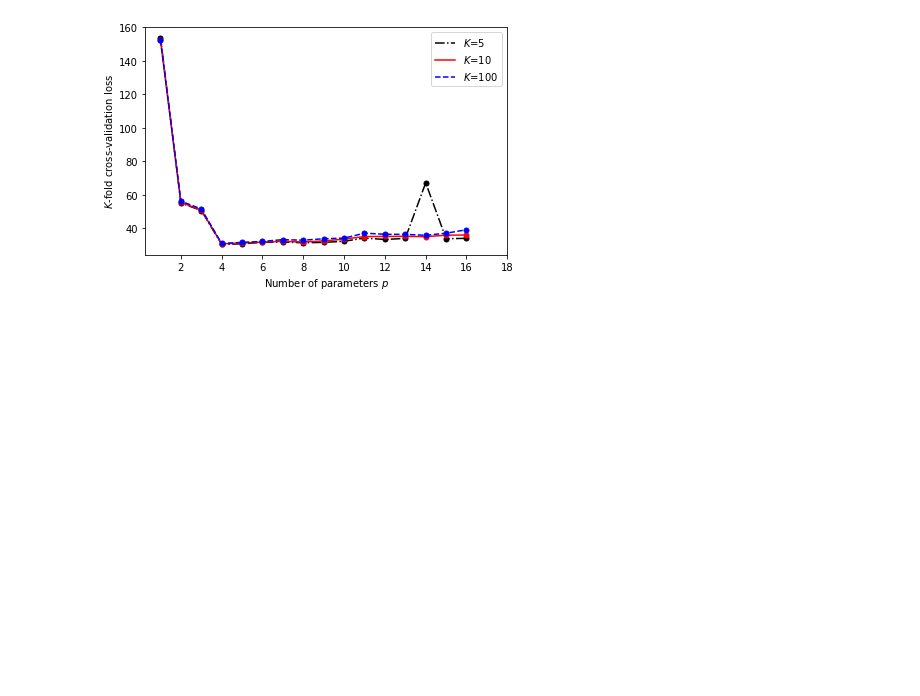
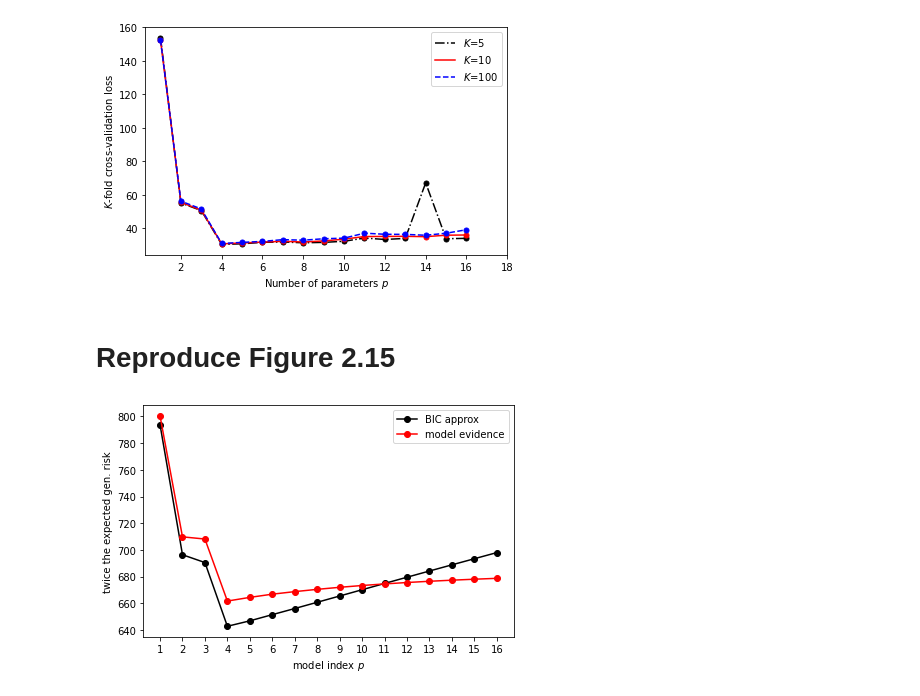
Before and after one commit to gnitnaw/Programs, a Jupyter notebook: Chapter2/DSML_Polynomial_Regression.ipynb, the cells around one changed output. Saved outputs shown, nothing was run; the diff lists cells and outputs as text; code cells hidden in the pictures; blank space fills up the shorter version.

```diff
--- a/Chapter2/DSML_Polynomial_Regression.ipynb
+++ b/Chapter2/DSML_Polynomial_Regression.ipynb
@@ -250,3 +252,41 @@ plt.show()
 # %%%%%%%%%%%%%%%%%%%%%%%%%%%%%%%%%%%%%%%%%
 # %% [output]
 [figure]
+# %% [markdown]
+# Reproduce Figure 2.15
+# %%
+XtX = X.T @ X
+model_evi2 = []
+BIC_appr = []
+SSigma_p = {}
+ssigma_p = {}
+for p in p_range:
+  D = np.identity(p) * 10**4
+  XtX_p = XtX[0:p,0:p]
+  SSigma = np.linalg.inv(XtX_p + np.linalg.inv(D))
+  SSigma_p[p]=SSigma
+  betaBB = X.T@y
+  betaBB = SSigma @ betaBB[0:p]
+  ssigma = SSigma @ X.T[0:p,:]
+  ssigma = X[:,0:p] @ ssigma
+  ssigma = y.T @ (np.identity(n) - ssigma)
+  ssigma = ssigma @ y
+  ssigma = ssigma[0][0] / (n+p+2)
+  ssigma_p[p]=ssigma
+  BIC = n * (np.log(2 * math.pi * ssigma) + 1) + (p+1)* np.log(n) + (p+2)
+  model2 = n * (np.log(math.pi*(n+p+2)*ssigma)) - 2*np.log(gamma(n/2))+np.log(np.linalg.det(D))-np.log(np.linalg.det(SSigma))
+  BIC_appr.append(BIC)
+  model_evi2.append(model2)
+
+# %%%%%%%%%%%%%%%%%%%%%%%%%%%%%%%%%%%%%%%%%
+line_BIC = plt.plot(p_range, BIC_appr, 'ko-', label = 'BIC approx')
+line_model2 = plt.plot(p_range, model_evi2, 'ro-', label = 'model evidence')
+plt.legend()
+plt.xticks(ticks=p_range)
+plt.xlabel('model index $p$')
+plt.ylabel('twice the expected gen. risk')
+plt.tight_layout()
+plt.show()
+# %%%%%%%%%%%%%%%%%%%%%%%%%%%%%%%%%%%%%%%%%
+# %% [output]
+[figure, added]
```
Also changed, not shown: parts of 4 cells of this notebook.
